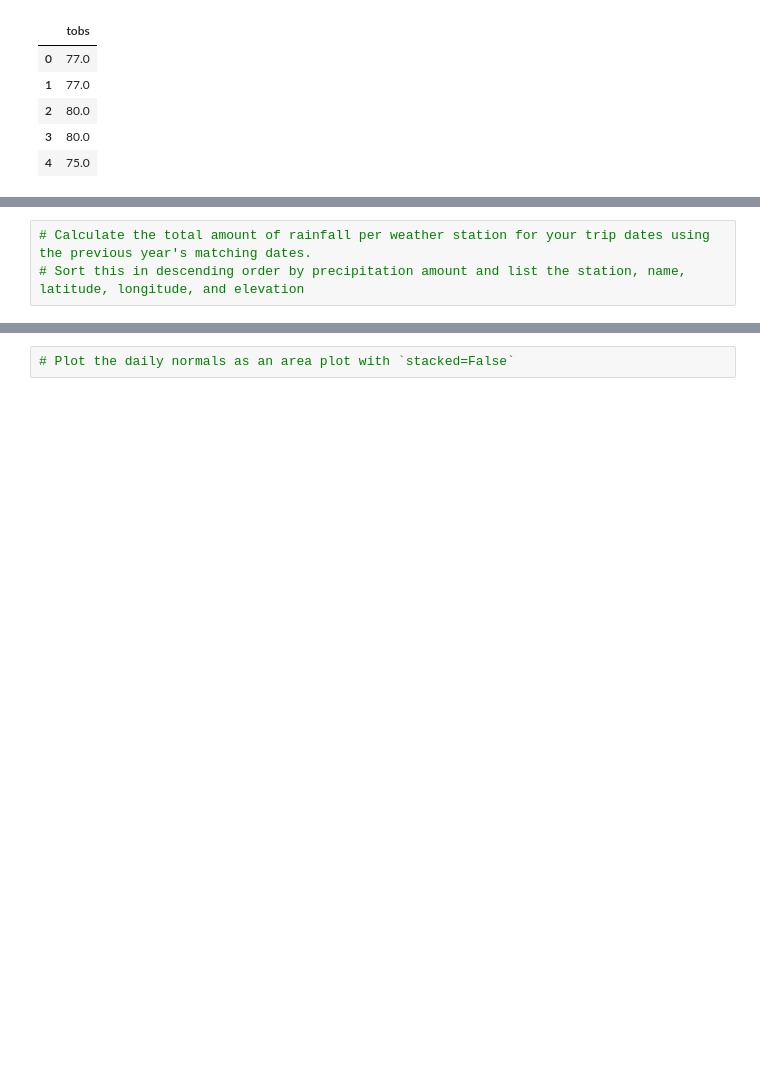
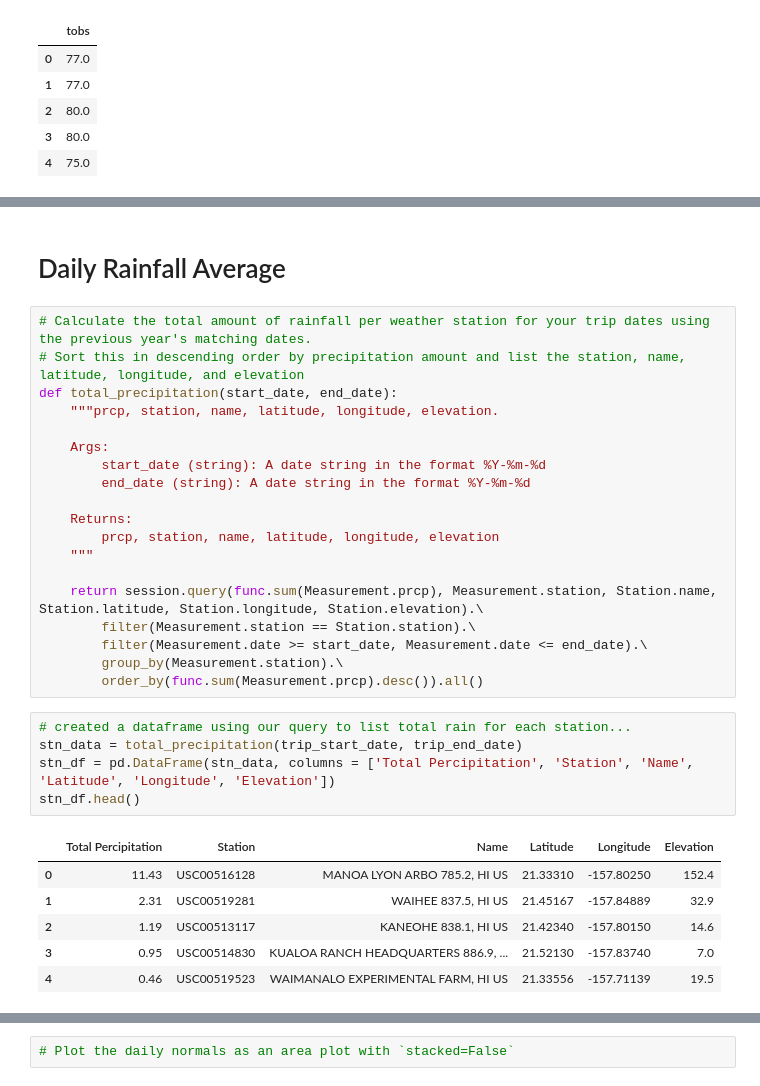
Before and after one commit to gotar1/sqlalchemy-challenge, a Jupyter notebook: climate_analysis.ipynb, the cells around one changed output, grey strips where cells are left out. Saved outputs shown, nothing was run; the diff lists cells and outputs as text; blank space fills up the shorter version.

```diff
--- a/climate_analysis.ipynb
+++ b/climate_analysis.ipynb
@@ -322,6 +436,36 @@ print(calc_temps('2012-02-28', '2012-03-05'))
+# %% [markdown]
+# Daily Rainfall Average
 # %%
 # Calculate the total amount of rainfall per weather station for your trip dates using the previous year's matching dates.
 # Sort this in descending order by precipitation amount and list the station, name, latitude, longitude, and elevation
+def total_precipitation(start_date, end_date):
+    """prcp, station, name, latitude, longitude, elevation.
+
+    Args:
+        start_date (string): A date string in the format %Y-%m-%d
+        end_date (string): A date string in the format %Y-%m-%d
+
+    Returns:
+        prcp, station, name, latitude, longitude, elevation
+    """
+
+    return session.query(func.sum(Measurement.prcp), Measurement.station, Station.name, Station.latitude, Station.longitude, Station.elevation).\
+        filter(Measurement.station == Station.station).\
+        filter(Measurement.date >= start_date, Measurement.date <= end_date).\
+        group_by(Measurement.station).\
+        order_by(func.sum(Measurement.prcp).desc()).all()
+# %%
+# created a dataframe using our query to list total rain for each station...
+stn_data = total_precipitation(trip_start_date, trip_end_date)
+stn_df = pd.DataFrame(stn_data, columns = ['Total Percipitation', 'Station', 'Name', 'Latitude', 'Longitude', 'Elevation'])
+stn_df.head()
+# %% [output]
+|  | Total Percipitation | Station | Name | Latitude | Longitude | Elevation |
+| 0 | 11.43 | USC00516128 | MANOA LYON ARBO 785.2, HI US | 21.33310 | -157.80250 | 152.4 |
+| 1 | 2.31 | USC00519281 | WAIHEE 837.5, HI US | 21.45167 | -157.84889 | 32.9 |
+| 2 | 1.19 | USC00513117 | KANEOHE 838.1, HI US | 21.42340 | -157.80150 | 14.6 |
+| 3 | 0.95 | USC00514830 | KUALOA RANCH HEADQUARTERS 886.9, ... | 21.52130 | -157.83740 | 7.0 |
+| 4 | 0.46 | USC00519523 | WAIMANALO EXPERIMENTAL FARM, HI US | 21.33556 | -157.71139 | 19.5 |
 # %%
 # Create a query that will calculate the daily normals
 # (i.e. the averages for tmin, tmax, and tavg for all historic data matching a specific month and day)
```
Also changed, not shown: parts of 33 cells of this notebook, 4 other files.
